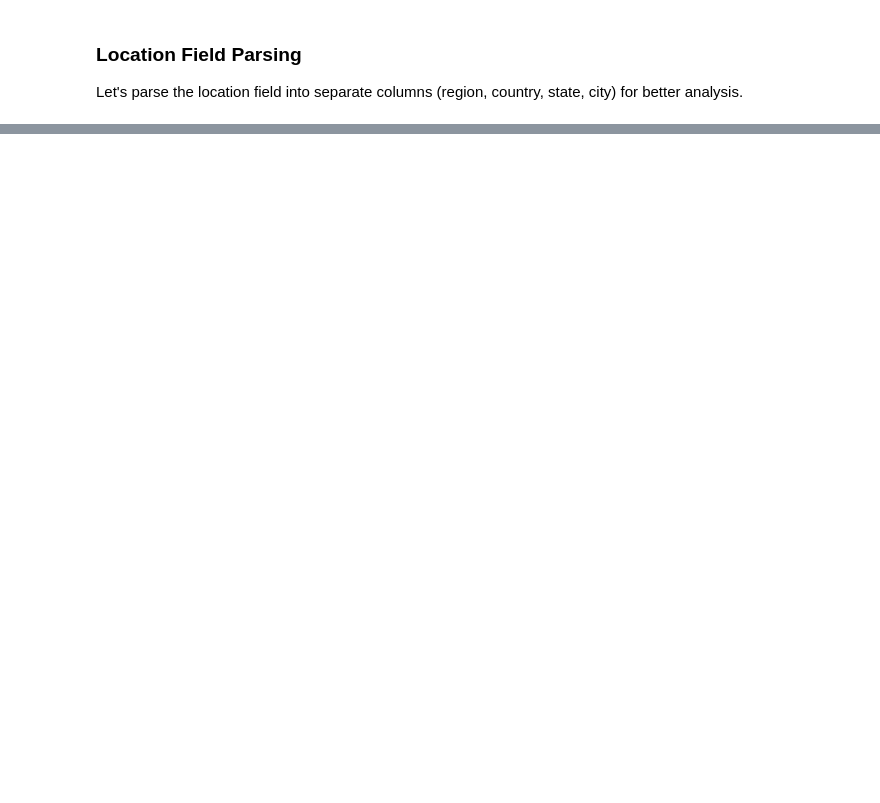
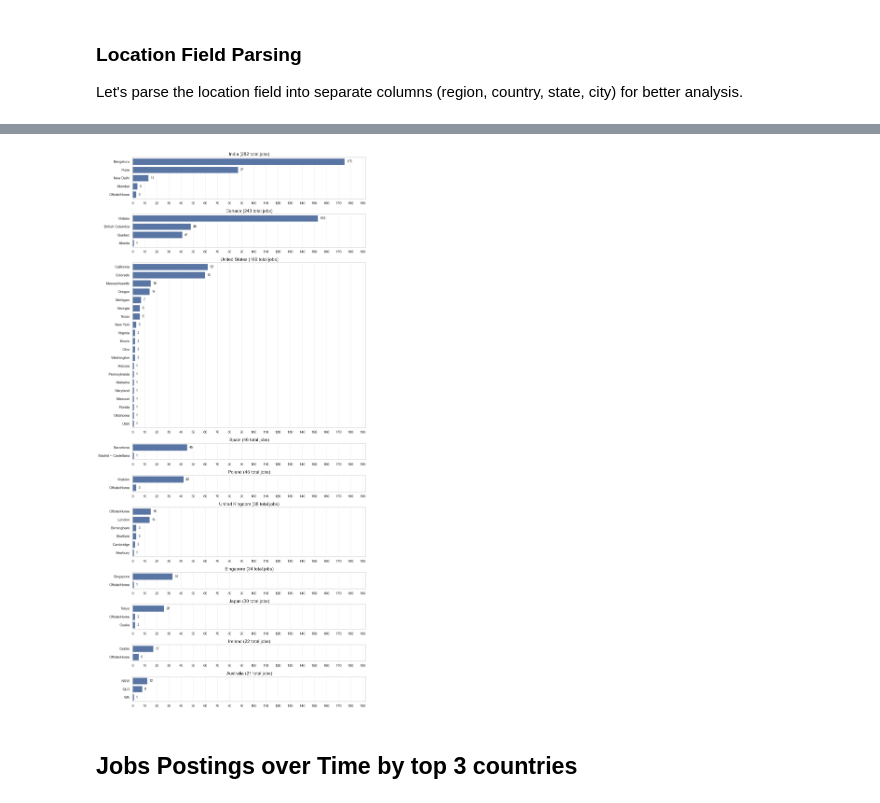
Before and after one commit to adfrisealach/workday-scraper, a Jupyter notebook: analysis/job_data_analysis.ipynb, the cells around one changed output, grey strips where cells are left out. Saved outputs shown, nothing was run; the diff lists cells and outputs as text; code cells hidden in the pictures; blank space fills up the shorter version.

```diff
--- a/analysis/job_data_analysis.ipynb
+++ b/analysis/job_data_analysis.ipynb
@@ -627,0 +487,62 @@ Max jobs collected on a single day: 423 on 2025-07-29
+# %%
+# Jobs by State with Country Subplots
+# Create subplots for each country showing state distribution
+
+if df['extracted_country'].notna().any() and df['extracted_state'].notna().any():
+    # Get country counts to determine order and number of subplots - limit to top 10
+    country_counts = df['extracted_country'].value_counts().sort_values(ascending=False).head(10)
+    countries = country_counts.index.tolist()
+
+    # Calculate subplot heights based on number of states per country
+    subplot_heights = []
+    max_state_count = 0
+
+    for country in countries:
+        country_data = df[df['extracted_country'] == country]
+        n_states = country_data['extracted_state'].nunique()
+        subplot_heights.append(n_states)
+
+        # Find the maximum state count across all countries for x-axis scaling
+        if not country_data.empty:
+            state_counts = country_data['extracted_state'].value_counts()
+            max_state_count = max(max_state_count, state_counts.max())
+
+    # Create subplots with varying heights - one column, multiple rows
+    n_countries = len(countries)
+    fig, axes = plt.subplots(n_countries, 1, figsize=(12, sum(subplot_heights) * 0.5),
+                            gridspec_kw={'height_ratios': subplot_heights})
+
+    # Handle case where there's only one country
+    if n_countries == 1:
+        axes = [axes]
+
+    for i, country in enumerate(countries):
+        # Filter data for this country
+        country_data = df[df['extracted_country'] == country]
+
+        if not country_data.empty:
+            # Get state counts for this country
+            state_counts = country_data['extracted_state'].value_counts().sort_values(ascending=False)
+
+            # Create bar plot for this country
+            sns.barplot(x=state_counts.values, y=state_counts.index, ax=axes[i], orient='h')
+            axes[i].set_title(f'{country} ({country_counts[country]} total jobs)', fontsize=14)
+            axes[i].set_ylabel('')  # Remove y-axis label
+            axes[i].grid(axis='x', alpha=0.3)
+
+            # Set consistent x-axis range for all subplots
+            axes[i].set_xlim(0, max_state_count * 1.1)  # Add 10% padding
+
+            # Set x-axis ticks to every 10
+            axes[i].set_xticks(range(0, int(max_state_count * 1.1) + 1, 10))
+
+            # Add value labels on bars
+            for j, v in enumerate(state_counts.values):
+                axes[i].text(v + max_state_count * 0.01, j, str(v), va='center', fontsize=10)
+
+    plt.tight_layout()
+    plt.show()
+# %% [output]
+[figure, added]
+# %% [markdown]
+## Jobs Postings over Time by top 3 countries
```
Also changed, not shown: parts of 43 cells of this notebook, 5 other files.
